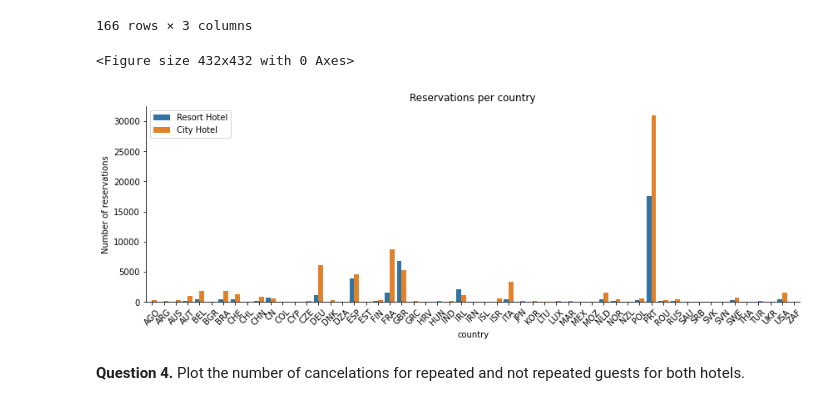
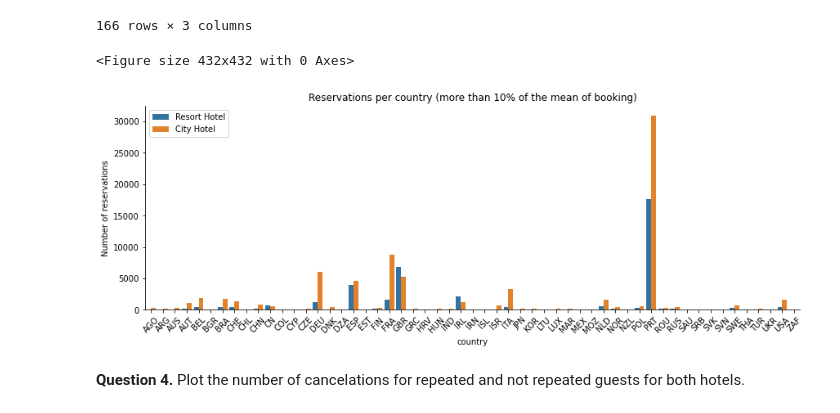
Before and after one commit to ARKEnsae/DM_ML_3A, a Jupyter notebook: TP2/TP2_KA_IB.ipynb, the cells around one changed output. Drawn from its saved outputs; the diff is of its cells as text; code cells hidden in the pictures.

```diff
--- a/TP2/TP2_KA_IB.ipynb
+++ b/TP2/TP2_KA_IB.ipynb
@@ -332,21 +335,19 @@ data2_visualH2.sort_values(by=['n_booking'], ascending=False)
 # %%
 data2_visual = pd.concat([data2_visualH1, data2_visualH2], ignore_index=True)
 data2_visual = data2_visual.sort_values(by=['country'], ascending=True)
 
 plt.figure(figsize=(6, 6))
-#sns.barplot(x = "country", y = "n_booking" , hue="hotel",
-#            hue_order = ["Resort Hotel", "City Hotel"], data=data2_visual)
 sns.catplot(x = "country", y = "n_booking" , hue="hotel", hue_order = ["Resort Hotel", "City Hotel"],
             data=data2_visual[data2_visual["n_booking"]>(0.1*np.mean(data2_visual["n_booking"]))],
             legend_out=False, kind="bar", height = 4, aspect=3)
-plt.title("Reservations per country")
+plt.title("Reservations per country (more than 10% of the mean of booking)")
 plt.xticks(rotation=45)
 plt.ylabel("Number of reservations")
 plt.legend()
 plt.show()
 # %% [output]
 <Figure size 432x432 with 0 Axes>
-[figure, old version]
+[figure, new version]
 # %% [markdown]
 **Question 4.** Plot the number of cancelations for repeated and not repeated guests for both hotels.
 # %% [markdown]
```
Also changed, not shown: parts of 37 cells of this notebook, 2 other files.
